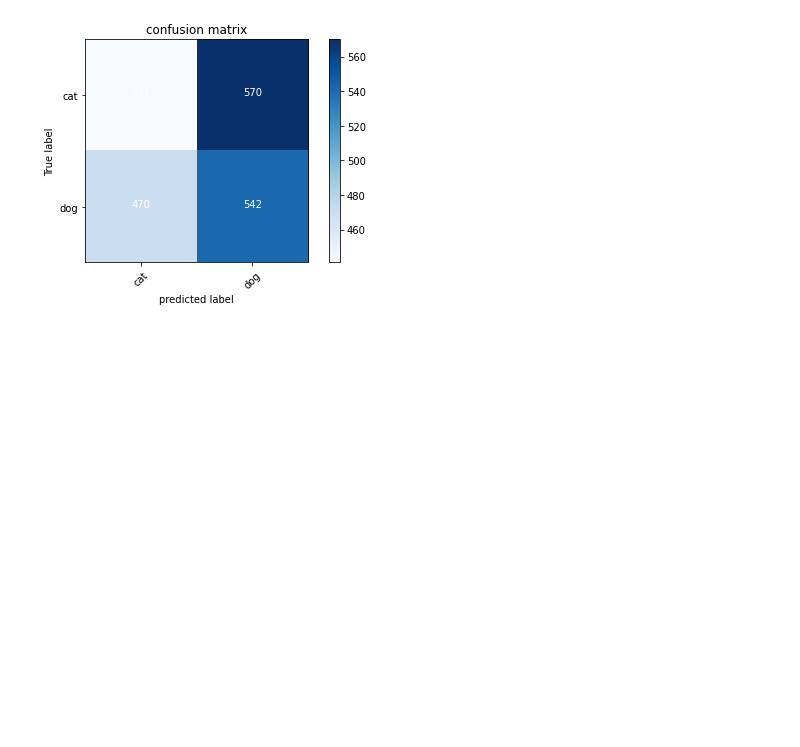
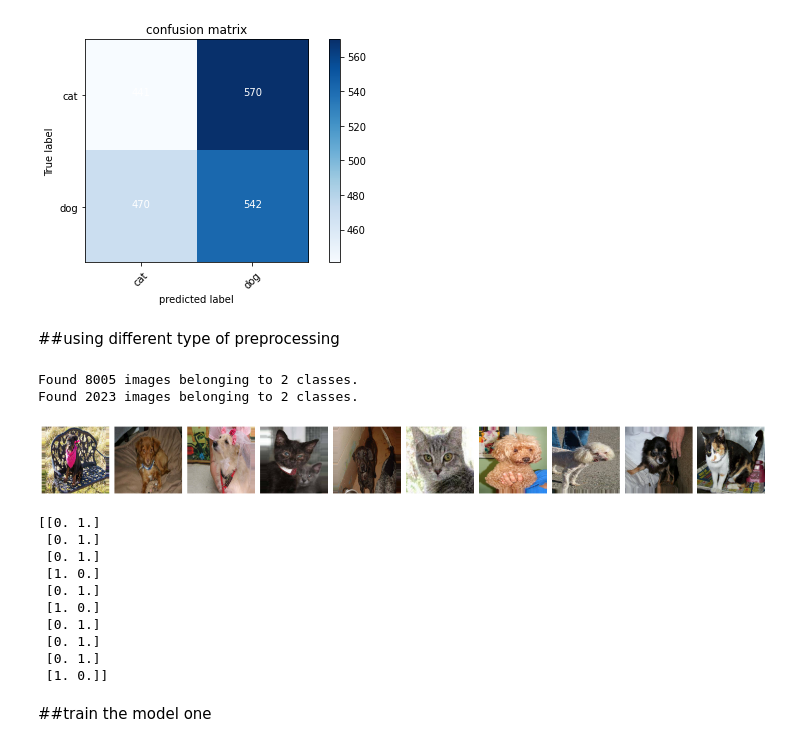
Before and after one commit to MorningStarTM/Machine_Learning_Examples, a Jupyter notebook: cat_and_dog_classification_using_CNN.ipynb, the cells around one changed output. Cells and saved outputs as stored; diff of their text form; code cells hidden in the pictures; blank space fills up the shorter version.

```diff
--- a/cat_and_dog_classification_using_CNN.ipynb
+++ b/cat_and_dog_classification_using_CNN.ipynb
@@ -291,3 +291,33 @@ plt_confusion_matrix(cm=cm, classes=cm_plot_labels, title="confusion matrix", )
 # %% [output]
 confusion matrix without normalization
 [figure]
+# %% [markdown]
+##using different type of preprocessing
+# %%
+train_datagen_2 = ImageDataGenerator(rescale=1./255, shear_range=0.2, zoom_range=0.2, horizontal_flip=True)
+test_datagen_2 = ImageDataGenerator(rescale=1./255)
+# %%
+train_dataset = train_datagen_2.flow_from_directory("/content/drive/MyDrive/training_set/training_set", target_size=(224,224), batch_size=10)
+test_dataset = test_datagen_2.flow_from_directory("/content/drive/MyDrive/test_set/test_set", target_size=(224,224), batch_size=10)
+# %% [output]
+Found 8005 images belonging to 2 classes.
+Found 2023 images belonging to 2 classes.
+# %%
+img, labels = next(train_dataset)
+# %%
+Plot_Img(img)
+print(labels)
+# %% [output]
+[figure, added]
+[[0. 1.]
+ [0. 1.]
+ [0. 1.]
+ [1. 0.]
+ [0. 1.]
+ [1. 0.]
+ [0. 1.]
+ [0. 1.]
+ [0. 1.]
+ [1. 0.]]
+# %% [markdown]
+##train the model one
```
Also changed, not shown: parts of 7 cells of this notebook.
